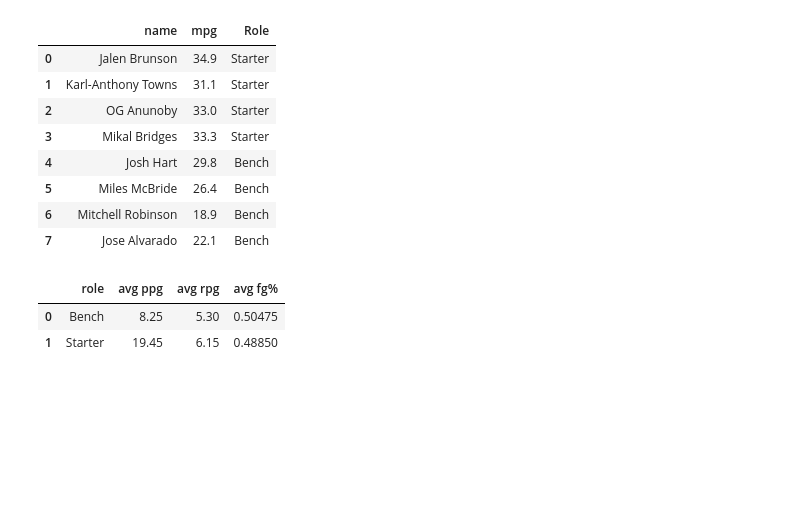
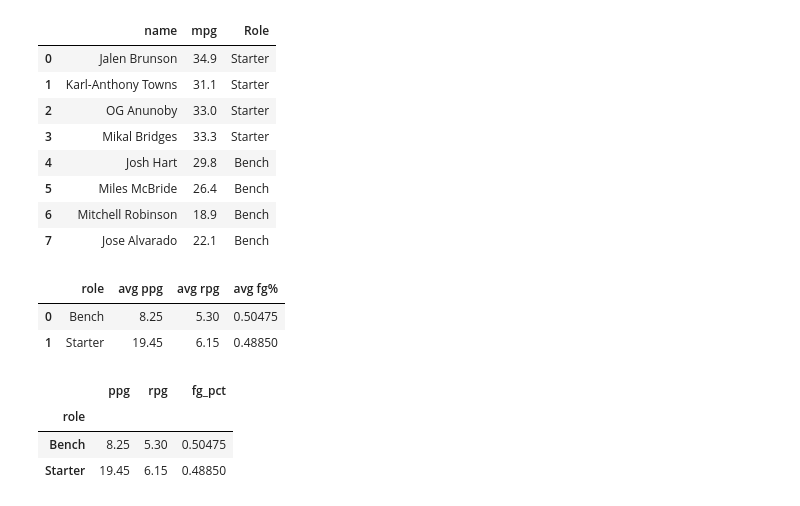
Before and after one commit to 550tealeaves/DATA-70500-working-with-data, a Jupyter notebook: NY_Sports_Analyzer.ipynb, the cells around one changed output. Saved outputs shown, nothing was run; the diff lists cells and outputs as text; code cells hidden in the pictures; blank space fills up the shorter version.

```diff
--- a/NY_Sports_Analyzer.ipynb
+++ b/NY_Sports_Analyzer.ipynb
@@ -217,3 +219,18 @@ GROUP BY role;
 |  | role | avg ppg | avg rpg | avg fg% |
 | 0 | Bench | 8.25 | 5.30 | 0.50475 |
 | 1 | Starter | 19.45 | 6.15 | 0.48850 |
+# %%
+# -- Python version --
+# Use np.where that uses if/else logic - assigns value based on if True or False
+
+# adds col role to the df_knicks & w/in if mpg >= 30, assign Starter. If else, Bench
+df_knicks['role'] = np.where(
+    df_knicks['mpg'] >= 30, 'Starter', 'Bench'
+)
+# Use groupby to obtain avg of ppg, rpg, fg% by role
+df_knicks.groupby('role')[['ppg', 'rpg', 'fg_pct']].mean()
+# %% [output]
+|  | ppg | rpg | fg_pct |
+| role |  |  |  |
+| Bench | 8.25 | 5.30 | 0.50475 |
+| Starter | 19.45 | 6.15 | 0.48850 |
```
Also changed, not shown: parts of 7 cells of this notebook.
